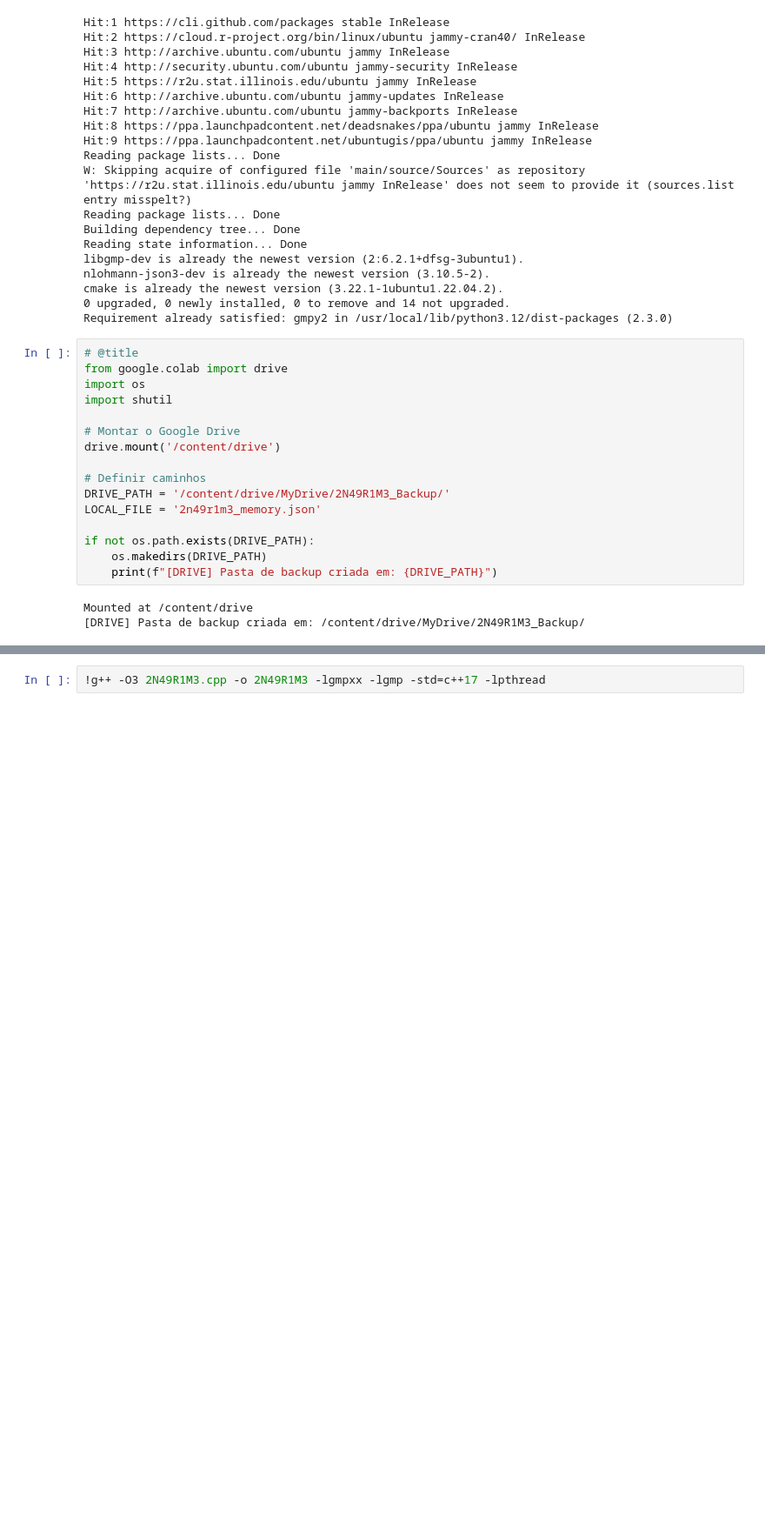
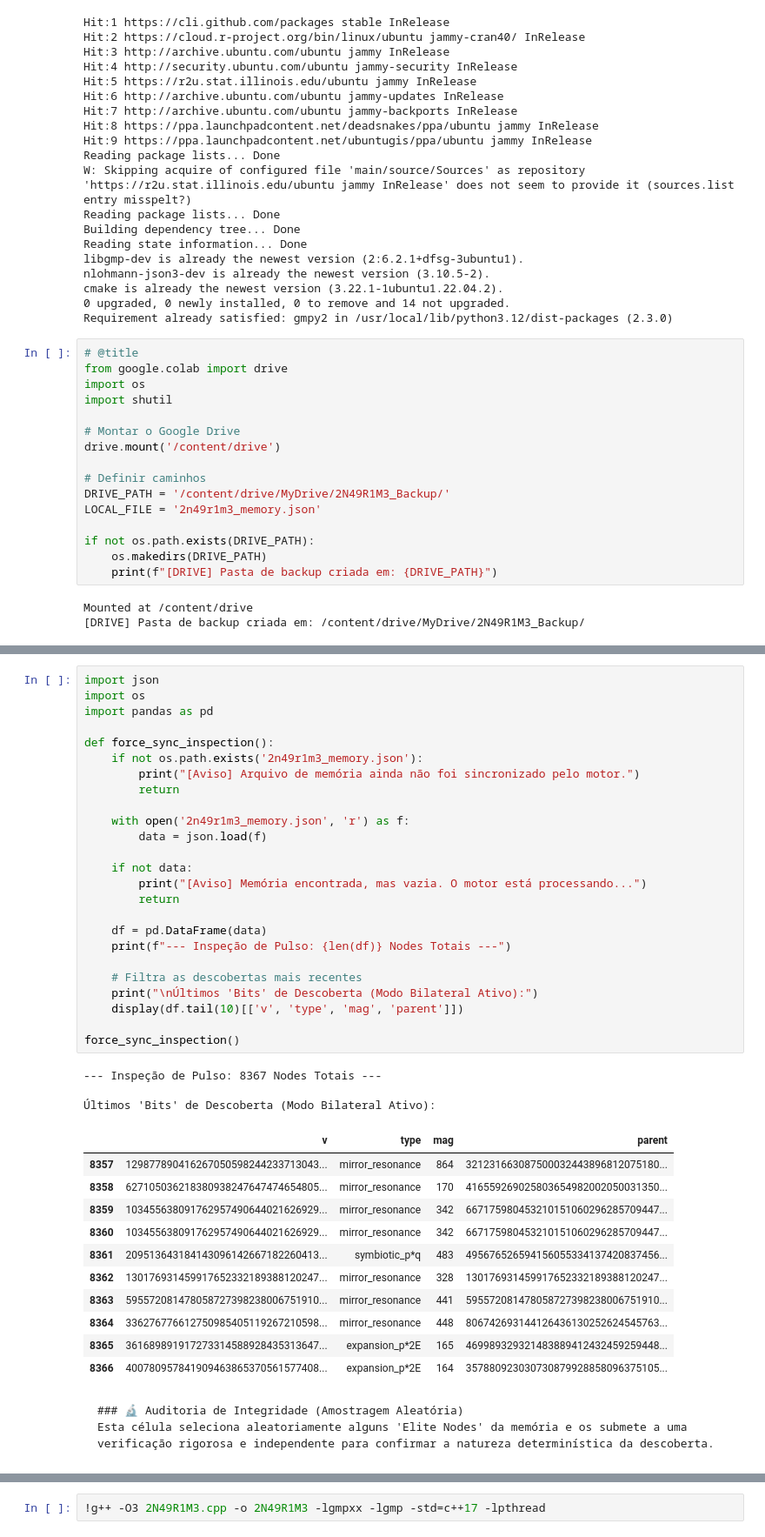
Before and after one commit to brunopedreiro1996-coder/2N49R1M3-powered-by-1NV4S1V0, a Jupyter notebook: 2N49R1M3_powered_by_1NV4S1V0_consolidado.ipynb, the cells around one changed output, grey strips where cells are left out. Shown at 87% size. Cells and saved outputs as stored; diff of their text form; blank space fills up the shorter version.

````diff
--- a/2N49R1M3_powered_by_1NV4S1V0_consolidado.ipynb
+++ b/2N49R1M3_powered_by_1NV4S1V0_consolidado.ipynb
@@ -317,3 +366,48 @@ def plot_discovery_heatmap():
 plot_discovery_heatmap()
 # %% [output]
 [interactive output not drawn]
+# %%
+import json
+import os
+import pandas as pd
+
+def force_sync_inspection():
+    if not os.path.exists('2n49r1m3_memory.json'):
+        print("[Aviso] Arquivo de memória ainda não foi sincronizado pelo motor.")
+        return
+
+    with open('2n49r1m3_memory.json', 'r') as f:
+        data = json.load(f)
+
+    if not data:
+        print("[Aviso] Memória encontrada, mas vazia. O motor está processando...")
+        return
+
+    df = pd.DataFrame(data)
+    print(f"--- Inspeção de Pulso: {len(df)} Nodes Totais ---")
+
+    # Filtra as descobertas mais recentes
+    print("\nÚltimos 'Bits' de Descoberta (Modo Bilateral Ativo):")
+    display(df.tail(10)[['v', 'type', 'mag', 'parent']])
+
+force_sync_inspection()
+# %% [output]
+--- Inspeção de Pulso: 8367 Nodes Totais ---
+
+Últimos 'Bits' de Descoberta (Modo Bilateral Ativo):
+|  | v | type | mag | parent |
+| 8357 | 129877890416267050598244233713043... | mirror_resonance | 864 | 321231663087500032443896812075180... |
+| 8358 | 627105036218380938247647474654805... | mirror_resonance | 170 | 416559269025803654982002050031350... |
+| 8359 | 103455638091762957490644021626929... | mirror_resonance | 342 | 667175980453210151060296285709447... |
+| 8360 | 103455638091762957490644021626929... | mirror_resonance | 342 | 667175980453210151060296285709447... |
+| 8361 | 209513643184143096142667182260413... | symbiotic_p*q | 483 | 495676526594156055334137420837456... |
+| 8362 | 130176931459917652332189388120247... | mirror_resonance | 328 | 130176931459917652332189388120247... |
+| 8363 | 595572081478058727398238006751910... | mirror_resonance | 441 | 595572081478058727398238006751910... |
+| 8364 | 336276776612750985405119267210598... | mirror_resonance | 448 | 806742693144126436130252624545763... |
+| 8365 | 361689891917273314588928435313647... | expansion_p*2E | 165 | 469989329321483889412432459259448... |
+| 8366 | 400780957841909463865370561577408... | expansion_p*2E | 164 | 357880923030730879928858096375105... |
+# %% [markdown]
+```markdown
+### 🔬 Auditoria de Integridade (Amostragem Aleatória)
+Esta célula seleciona aleatoriamente alguns 'Elite Nodes' da memória e os submete a uma verificação rigorosa e independente para confirmar a natureza determinística da descoberta.
+```
````
Also changed, not shown: parts of 35 cells of this notebook.
